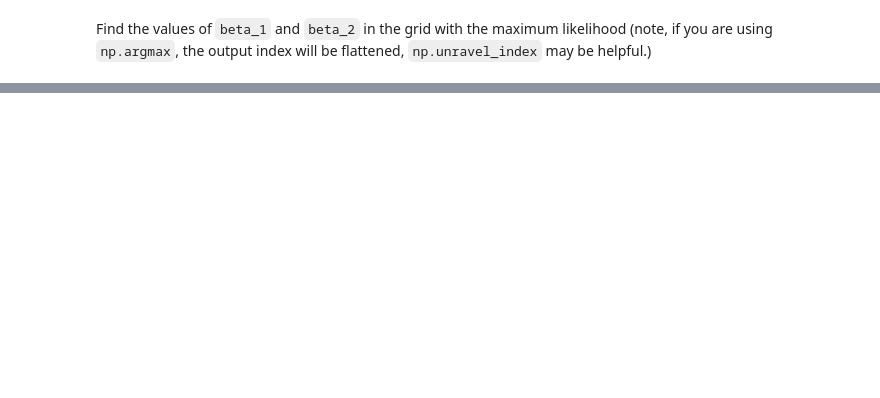
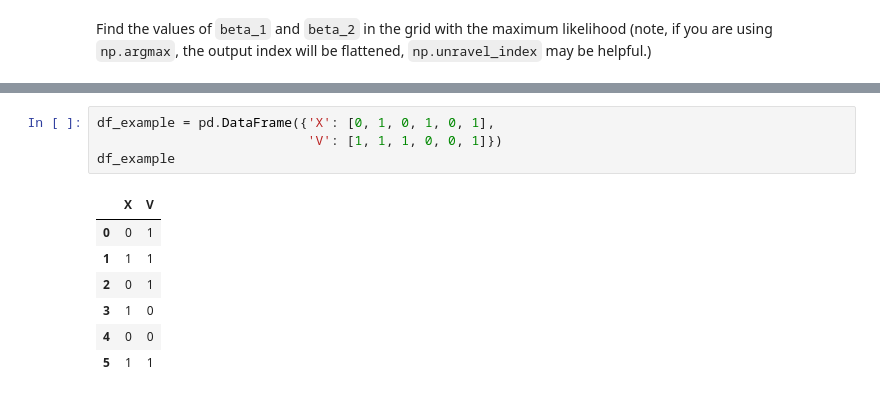
Before and after one commit to lm2612/Tutorials, a Jupyter notebook: 2_supervised_learning_classification/answers/2-Advanced_Classification_Titanic.ipynb, the cells around one changed output, grey strips where cells are left out. Drawn from its saved outputs; the diff is of its cells as text; blank space fills up the shorter version.

```diff
--- a/2_supervised_learning_classification/answers/2-Advanced_Classification_Titanic.ipynb
+++ b/2_supervised_learning_classification/answers/2-Advanced_Classification_Titanic.ipynb
@@ -287,0 +340,12 @@ array([-1.7842204])
+# %%
+df_example = pd.DataFrame({'X': [0, 1, 0, 1, 0, 1],
+                           'V': [1, 1, 1, 0, 0, 1]})
+df_example
+# %% [output]
+|  | X | V |
+| 0 | 0 | 1 |
+| 1 | 1 | 1 |
+| 2 | 0 | 1 |
+| 3 | 1 | 0 |
+| 4 | 0 | 0 |
+| 5 | 1 | 1 |
```
Also changed, not shown: parts of 72 cells of this notebook, 3 other files.
